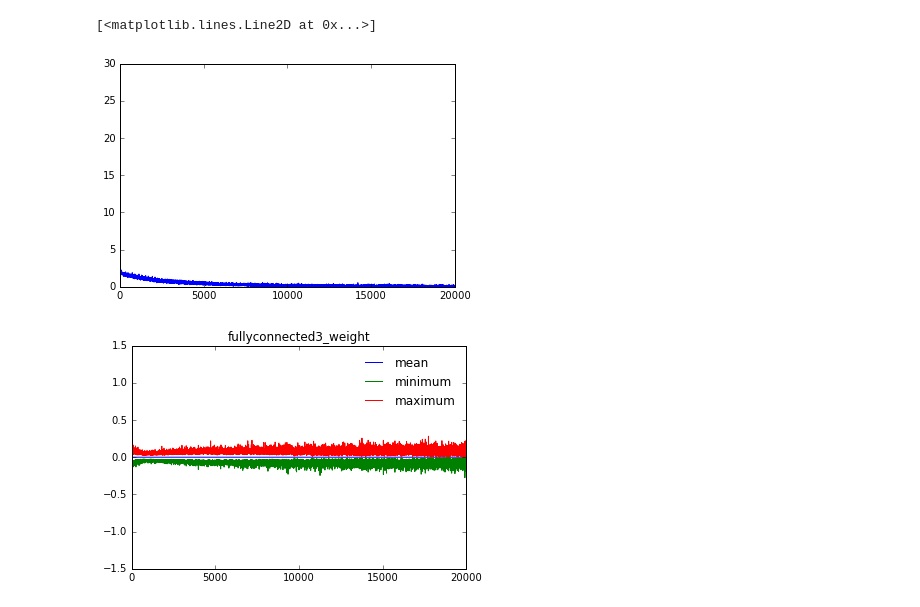
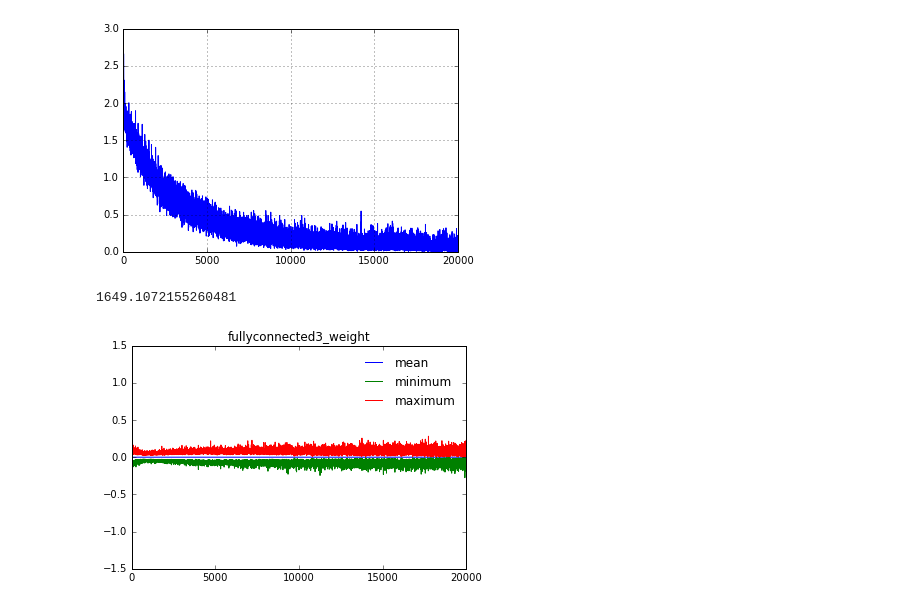
Before and after one commit to zzlab/DL-Alg, a Jupyter notebook: cifar10/re-ini/training-gradient-norm.ipynb, the cells around one changed output. Cells and saved outputs as stored; diff of their text form; code cells hidden in the pictures.

```diff
--- a/cifar10/re-ini/training-gradient-norm.ipynb
+++ b/cifar10/re-ini/training-gradient-norm.ipynb
@@ -6,9 +6,17 @@ import matplotlib.pylab as pl
 loss_history, mean, std, L_2, minimum, maximum = pickle.load(open('gradient-norm-history', 'rb'))
 # %%
 pl.plot(range(len(loss_history)), loss_history)
+pl.ylim(0, 3)
+pl.grid()
 # %% [output]
-[<matplotlib.lines.Line2D at 0x...>]
-[figure, old version]
+[figure, new version]
+# %%
+result = 0
+for left, right in zip(loss_history[:-1],loss_history[1:]):
+    result += abs(left - right)
+result
+# %% [output]
+1649.1072155260481
 # %%
 for key, value in mean.items():
     pl.figure()
```
Also changed, not shown: 7 other files.
